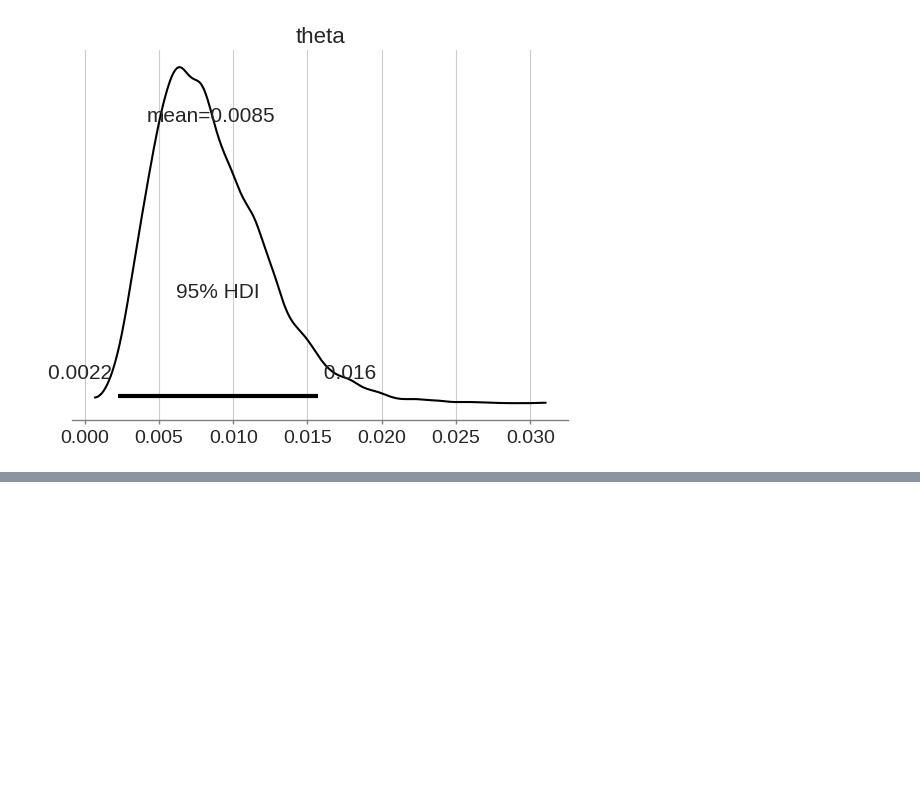
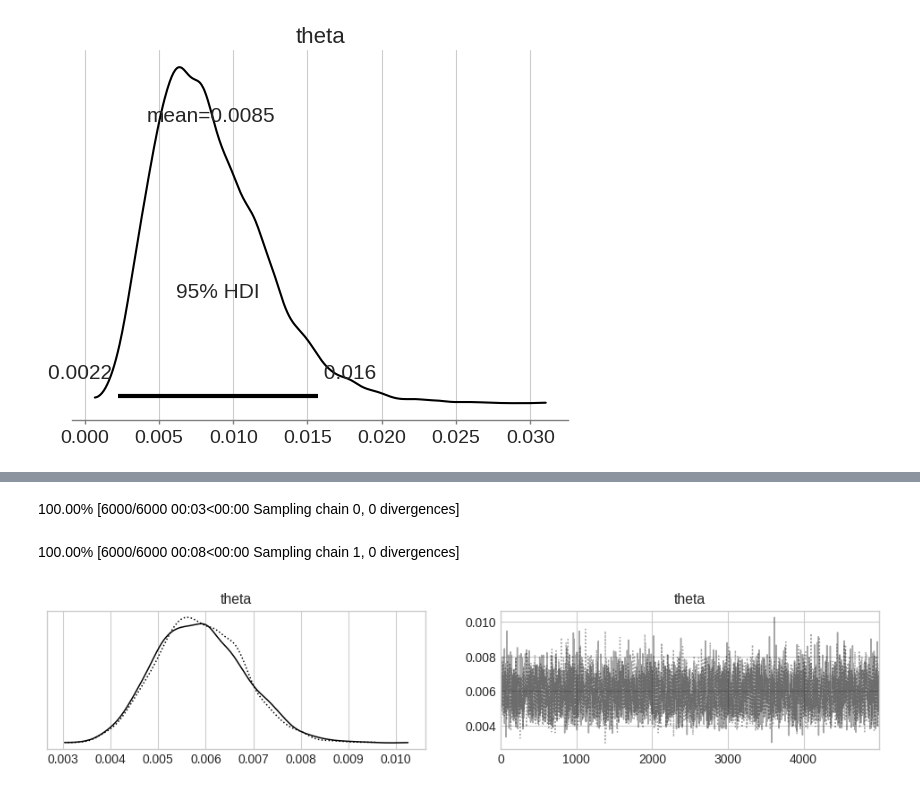
Before and after one commit to yuji-sgs/media-optimization, a Jupyter notebook: CTA_improvement.ipynb, the cells around one changed output, grey strips where cells are left out. Saved outputs shown, nothing was run; the diff lists cells and outputs as text; code cells hidden in the pictures; blank space fills up the shorter version.

Commit message:
[SWELL コーポレートサイト]の記事におけるCTA改善前の事後分布作成＆改善内容を記載

```diff
--- a/CTA_improvement.ipynb
+++ b/CTA_improvement.ipynb
@@ -108,0 +119,17 @@ with model:
+# %%
+N = 6773  # 表示数
+a = 39   # クリック数
+
+with pm.Model() as model:
+  theta = pm.Uniform('theta', lower=0, upper=1)
+  obs = pm.Binomial('a', p=theta, n=N, observed=a)
+  trace_swell_corporatesite = pm.sample(5000, chains=2)
+# %% [output]
+100.00% [6000/6000 00:03<00:00 Sampling chain 0, 0 divergences]
+100.00% [6000/6000 00:08<00:00 Sampling chain 1, 0 divergences]
+# %%
+# 事後分布からのサンプルの可視化
+with model:
+  pm.plot_trace(trace_swell_corporatesite)
+# %% [output]
+[figure, added]
```
Also changed, not shown: parts of 5 cells of this notebook.
